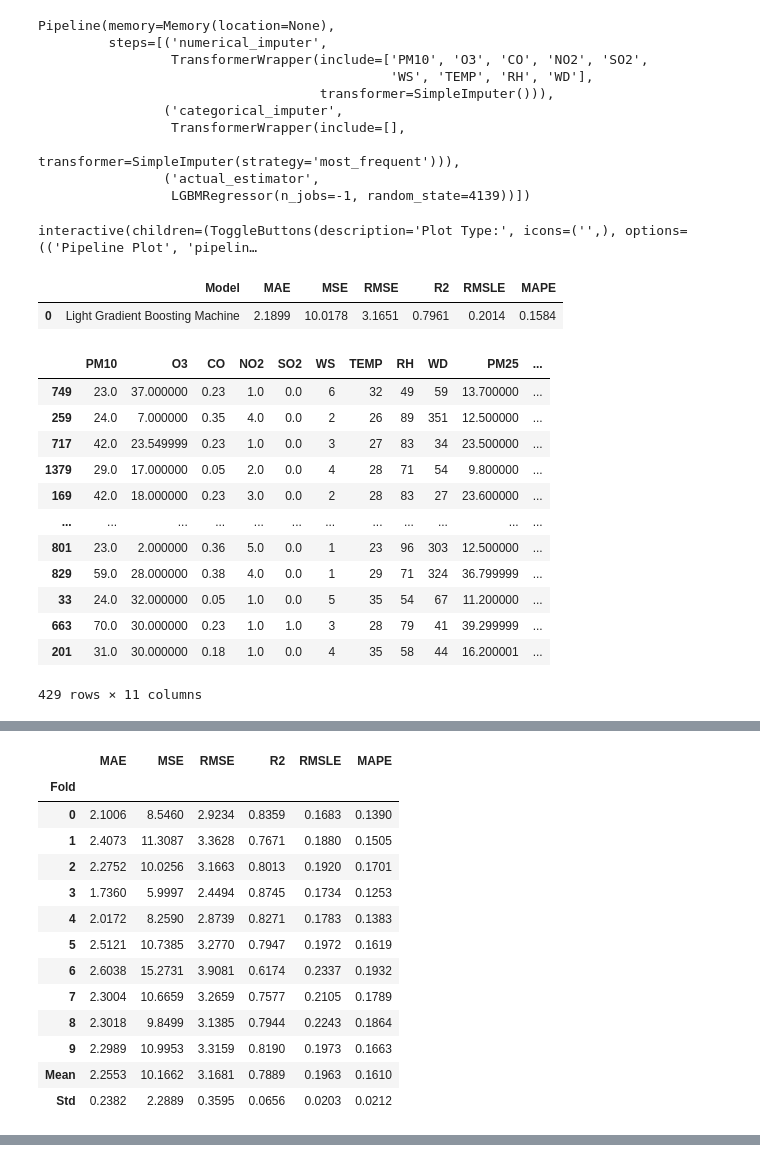
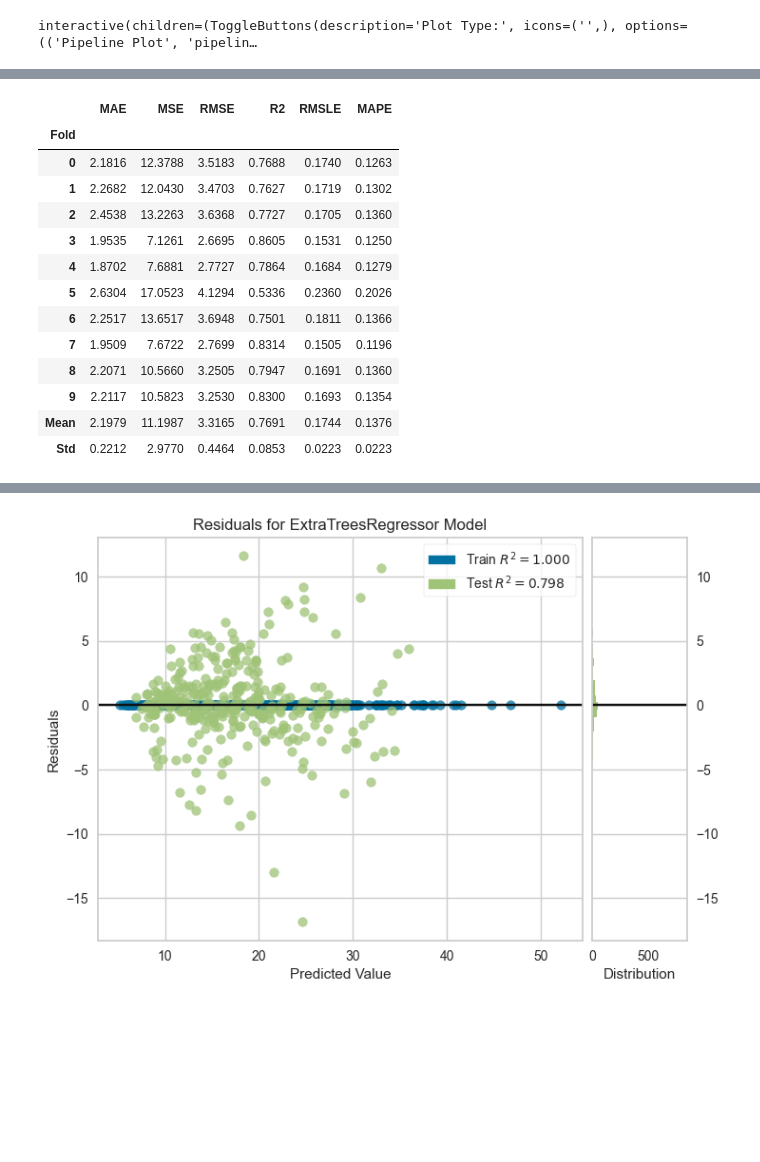
Before and after one commit to jayjiratta/predict_pm2.5, a Jupyter notebook: predict.ipynb, the cells around one changed output, grey strips where cells are left out. Cells and saved outputs as stored; diff of their text form; code cells hidden in the pictures; blank space fills up the shorter version.

```diff
--- a/predict.ipynb
+++ b/predict.ipynb
@@ -69,15 +54,2 @@ best_model = compare_models()
 [interactive output not drawn]
-# %%
-finalize_model(best_model)
-# %% [output]
-Pipeline(memory=Memory(location=None),
-         steps=[('numerical_imputer',
-                 TransformerWrapper(include=['PM10', 'O3', 'CO', 'NO2', 'SO2',
-                                             'WS', 'TEMP', 'RH', 'WD'],
-                                    transformer=SimpleImputer())),
-                ('categorical_imputer',
-                 TransformerWrapper(include=[],
-                                    transformer=SimpleImputer(strategy='most_frequent'))),
-                ('actual_estimator',
-                 LGBMRegressor(n_jobs=-1, random_state=4139))])
 # %%
@@ -85,39 +57,22 @@ evaluate_model(best_model)
 # %% [output]
 interactive(children=(ToggleButtons(description='Plot Type:', icons=('',), options=(('Pipeline Plot', 'pipelin…
-# %%
-predict_model(best_model)
-# %% [output]
-|  | Model | MAE | MSE | RMSE | R2 | RMSLE | MAPE |
-| 0 | Light Gradient Boosting Machine | 2.1899 | 10.0178 | 3.1651 | 0.7961 | 0.2014 | 0.1584 |
-|  | PM10 | O3 | CO | NO2 | SO2 | WS | TEMP | RH | WD | PM25 | ... |
-| 749 | 23.0 | 37.000000 | 0.23 | 1.0 | 0.0 | 6 | 32 | 49 | 59 | 13.700000 | ... |
-| 259 | 24.0 | 7.000000 | 0.35 | 4.0 | 0.0 | 2 | 26 | 89 | 351 | 12.500000 | ... |
-| 717 | 42.0 | 23.549999 | 0.23 | 1.0 | 0.0 | 3 | 27 | 83 | 34 | 23.500000 | ... |
-| 1379 | 29.0 | 17.000000 | 0.05 | 2.0 | 0.0 | 4 | 28 | 71 | 54 | 9.800000 | ... |
-| 169 | 42.0 | 18.000000 | 0.23 | 3.0 | 0.0 | 2 | 28 | 83 | 27 | 23.600000 | ... |
-| ... | ... | ... | ... | ... | ... | ... | ... | ... | ... | ... | ... |
-| 801 | 23.0 | 2.000000 | 0.36 | 5.0 | 0.0 | 1 | 23 | 96 | 303 | 12.500000 | ... |
-| 829 | 59.0 | 28.000000 | 0.38 | 4.0 | 0.0 | 1 | 29 | 71 | 324 | 36.799999 | ... |
-| 33 | 24.0 | 32.000000 | 0.05 | 1.0 | 0.0 | 5 | 35 | 54 | 67 | 11.200000 | ... |
-| 663 | 70.0 | 30.000000 | 0.23 | 1.0 | 1.0 | 3 | 28 | 79 | 41 | 39.299999 | ... |
-| 201 | 31.0 | 30.000000 | 0.18 | 1.0 | 0.0 | 4 | 35 | 58 | 44 | 16.200001 | ... |
-429 rows × 11 columns
 # %%
 et = create_model('et')
+plot_model(et, plot='residuals')
 # %% [output]
 [interactive output not drawn]
 |  | MAE | MSE | RMSE | R2 | RMSLE | MAPE |
 | Fold |  |  |  |  |  |  |
-| 0 | 2.1006 | 8.5460 | 2.9234 | 0.8359 | 0.1683 | 0.1390 |
-| 1 | 2.4073 | 11.3087 | 3.3628 | 0.7671 | 0.1880 | 0.1505 |
-| 2 | 2.2752 | 10.0256 | 3.1663 | 0.8013 | 0.1920 | 0.1701 |
-| 3 | 1.7360 | 5.9997 | 2.4494 | 0.8745 | 0.1734 | 0.1253 |
-| 4 | 2.0172 | 8.2590 | 2.8739 | 0.8271 | 0.1783 | 0.1383 |
-| 5 | 2.5121 | 10.7385 | 3.2770 | 0.7947 | 0.1972 | 0.1619 |
-| 6 | 2.6038 | 15.2731 | 3.9081 | 0.6174 | 0.2337 | 0.1932 |
-| 7 | 2.3004 | 10.6659 | 3.2659 | 0.7577 | 0.2105 | 0.1789 |
-| 8 | 2.3018 | 9.8499 | 3.1385 | 0.7944 | 0.2243 | 0.1864 |
-| 9 | 2.2989 | 10.9953 | 3.3159 | 0.8190 | 0.1973 | 0.1663 |
-| Mean | 2.2553 | 10.1662 | 3.1681 | 0.7889 | 0.1963 | 0.1610 |
-| Std | 0.2382 | 2.2889 | 0.3595 | 0.0656 | 0.0203 | 0.0212 |
+| 0 | 2.1816 | 12.3788 | 3.5183 | 0.7688 | 0.1740 | 0.1263 |
+| 1 | 2.2682 | 12.0430 | 3.4703 | 0.7627 | 0.1719 | 0.1302 |
+| 2 | 2.4538 | 13.2263 | 3.6368 | 0.7727 | 0.1705 | 0.1360 |
+| 3 | 1.9535 | 7.1261 | 2.6695 | 0.8605 | 0.1531 | 0.1250 |
+| 4 | 1.8702 | 7.6881 | 2.7727 | 0.7864 | 0.1684 | 0.1279 |
+| 5 | 2.6304 | 17.0523 | 4.1294 | 0.5336 | 0.2360 | 0.2026 |
+| 6 | 2.2517 | 13.6517 | 3.6948 | 0.7501 | 0.1811 | 0.1366 |
+| 7 | 1.9509 | 7.6722 | 2.7699 | 0.8314 | 0.1505 | 0.1196 |
+| 8 | 2.2071 | 10.5660 | 3.2505 | 0.7947 | 0.1691 | 0.1360 |
+| 9 | 2.2117 | 10.5823 | 3.2530 | 0.8300 | 0.1693 | 0.1354 |
+| Mean | 2.1979 | 11.1987 | 3.3165 | 0.7691 | 0.1744 | 0.1376 |
+| Std | 0.2212 | 2.9770 | 0.4464 | 0.0853 | 0.0223 | 0.0223 |
 [interactive output not drawn]
@@ -123,0 +80 @@ et = create_model('et')
+[figure, added]
```
Also changed, not shown: parts of 15 cells of this notebook, 5 other files.
